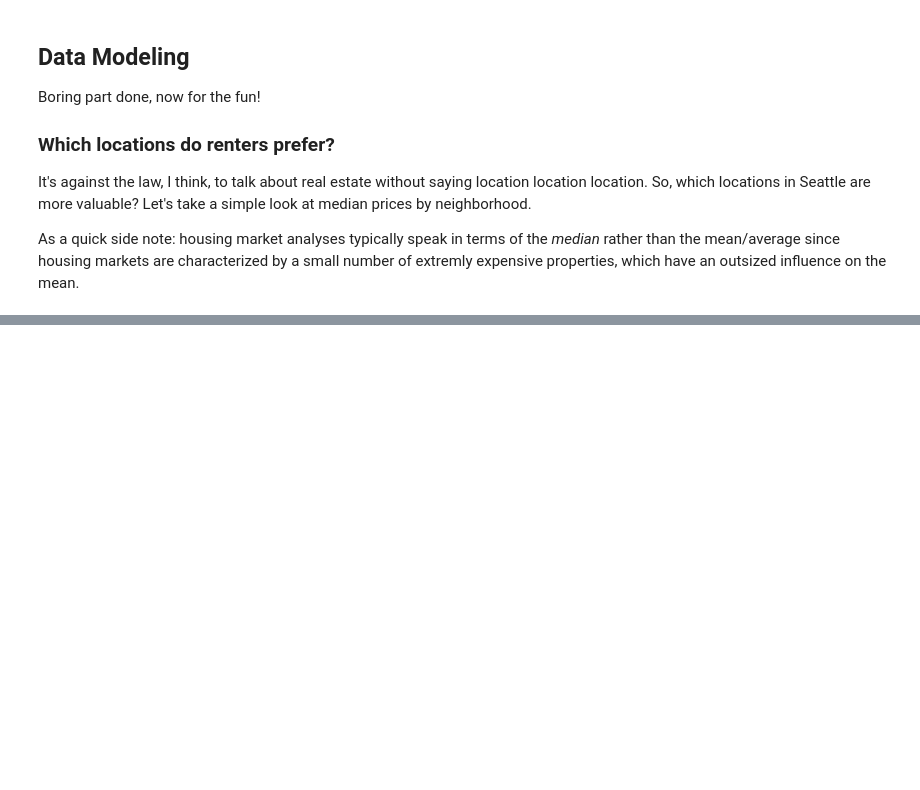
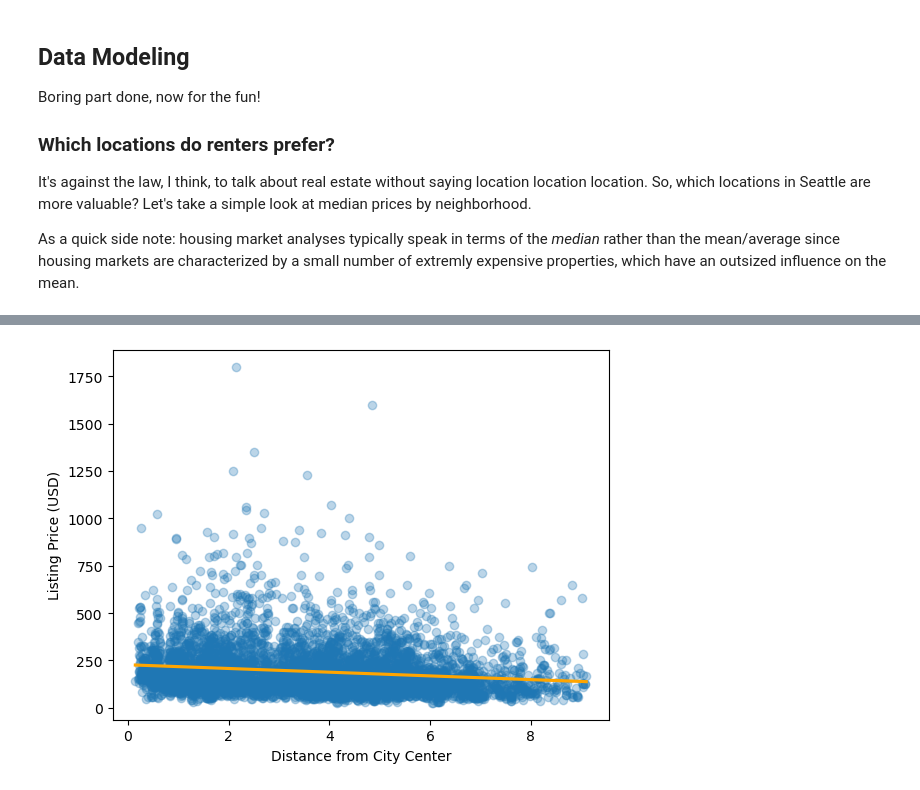
Before and after one commit to epistemetrica/udacity-blog-post-project, a Jupyter notebook: apw_airbnb_project.ipynb, the cells around one changed output, grey strips where cells are left out. Drawn from its saved outputs; the diff is of its cells as text; code cells hidden in the pictures; blank space fills up the shorter version.

```diff
--- a/apw_airbnb_project.ipynb
+++ b/apw_airbnb_project.ipynb
@@ -402,0 +461,7 @@ p.set(ylabel='Neighbourhood Groups', xlabel='Price (USD)', title= 'Median List P
+# %%
+p = sns.regplot(data= listings_df, x= 'distance_from_cc', y= 'price',
+            scatter_kws= {'alpha': 0.3},
+            line_kws= {'color': 'orange'});
+p.set(xlabel= 'Distance from City Center', ylabel= 'Listing Price (USD)');
+# %% [output]
+[figure, added]
```
Also changed, not shown: parts of 13 cells of this notebook.
